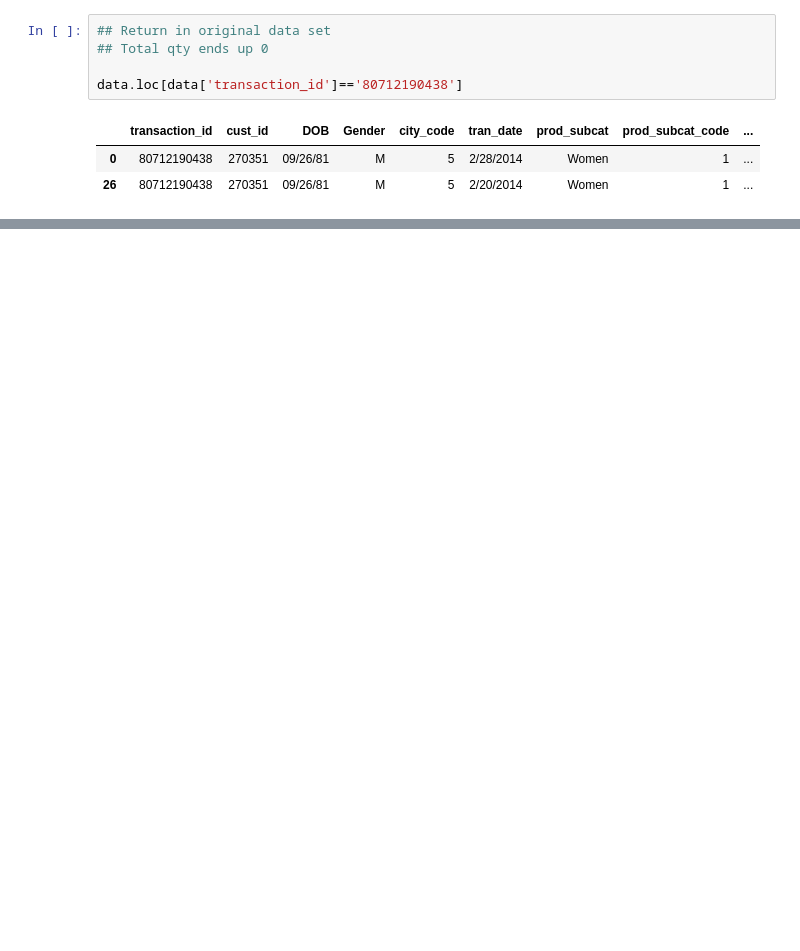
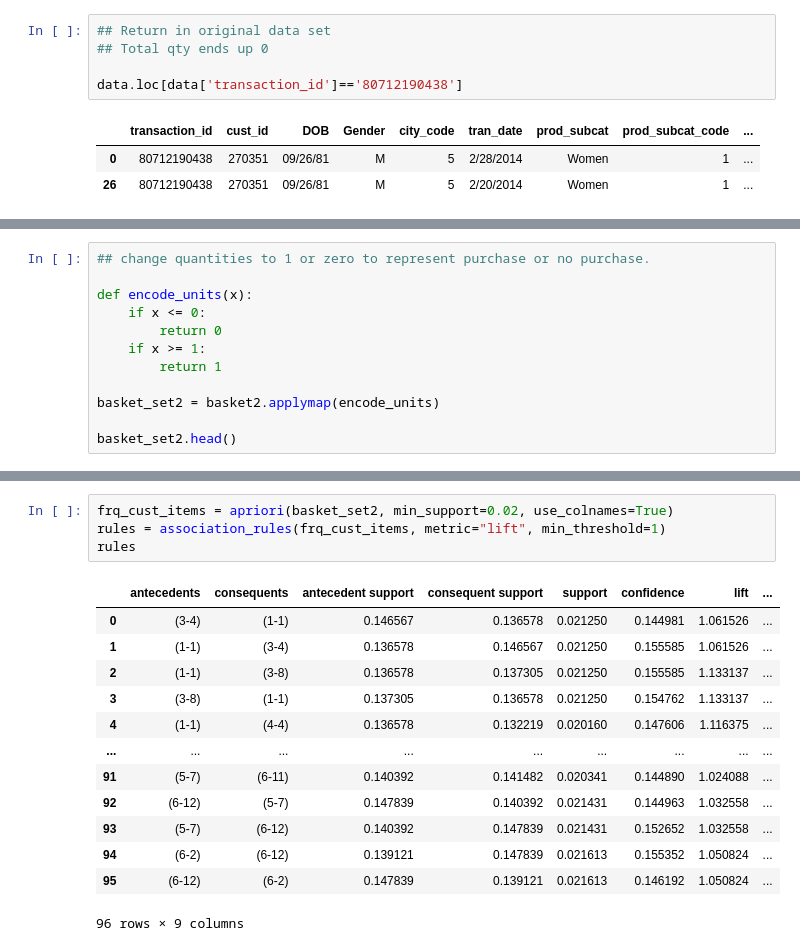
Before and after one commit to mestey28/turning_patterns_into_profits, a Jupyter notebook: Recommendations.ipynb, the cells around one changed output, grey strips where cells are left out. Saved outputs shown, nothing was run; the diff lists cells and outputs as text; blank space fills up the shorter version.

```diff
--- a/Recommendations.ipynb
+++ b/Recommendations.ipynb
@@ -141,0 +165,12 @@ data.loc[data['transaction_id']=='80712190438']
+# %%
+## change quantities to 1 or zero to represent purchase or no purchase.
+
+def encode_units(x):
+    if x <= 0:
+        return 0
+    if x >= 1:
+        return 1
+
+basket_set2 = basket2.applymap(encode_units)
+
+basket_set2.head()
@@ -141,0 +185,18 @@ data.loc[data['transaction_id']=='80712190438']
+# %%
+frq_cust_items = apriori(basket_set2, min_support=0.02, use_colnames=True)
+rules = association_rules(frq_cust_items, metric="lift", min_threshold=1)
+rules
+# %% [output]
+|  | antecedents | consequents | antecedent support | consequent support | support | confidence | lift | ... |
+| 0 | (3-4) | (1-1) | 0.146567 | 0.136578 | 0.021250 | 0.144981 | 1.061526 | ... |
+| 1 | (1-1) | (3-4) | 0.136578 | 0.146567 | 0.021250 | 0.155585 | 1.061526 | ... |
+| 2 | (1-1) | (3-8) | 0.136578 | 0.137305 | 0.021250 | 0.155585 | 1.133137 | ... |
+| 3 | (3-8) | (1-1) | 0.137305 | 0.136578 | 0.021250 | 0.154762 | 1.133137 | ... |
+| 4 | (1-1) | (4-4) | 0.136578 | 0.132219 | 0.020160 | 0.147606 | 1.116375 | ... |
+| ... | ... | ... | ... | ... | ... | ... | ... | ... |
+| 91 | (5-7) | (6-11) | 0.140392 | 0.141482 | 0.020341 | 0.144890 | 1.024088 | ... |
+| 92 | (6-12) | (5-7) | 0.147839 | 0.140392 | 0.021431 | 0.144963 | 1.032558 | ... |
+| 93 | (5-7) | (6-12) | 0.140392 | 0.147839 | 0.021431 | 0.152652 | 1.032558 | ... |
+| 94 | (6-2) | (6-12) | 0.139121 | 0.147839 | 0.021613 | 0.155352 | 1.050824 | ... |
+| 95 | (6-12) | (6-2) | 0.147839 | 0.139121 | 0.021613 | 0.146192 | 1.050824 | ... |
+96 rows × 9 columns
```
Also changed, not shown: parts of 9 cells of this notebook.
